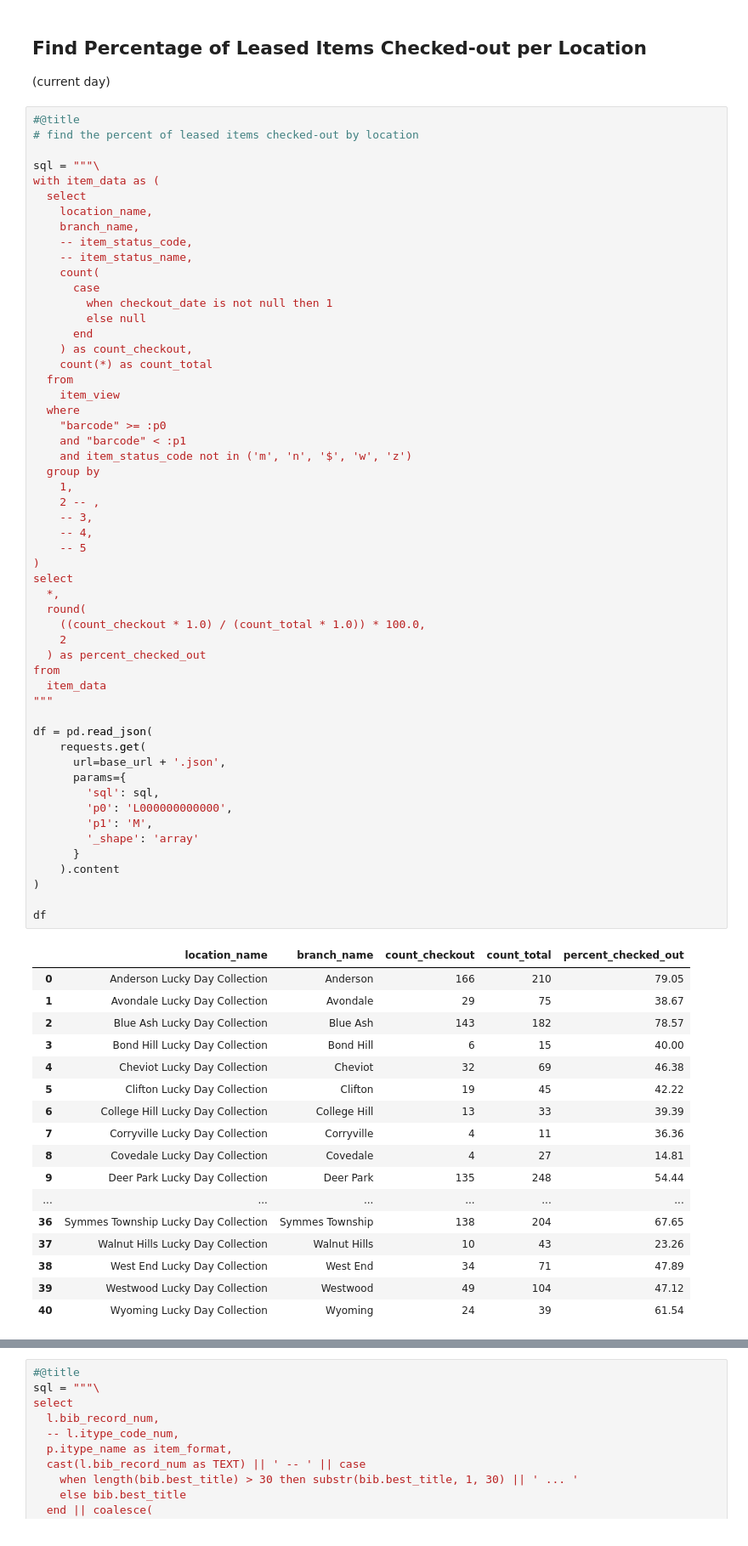
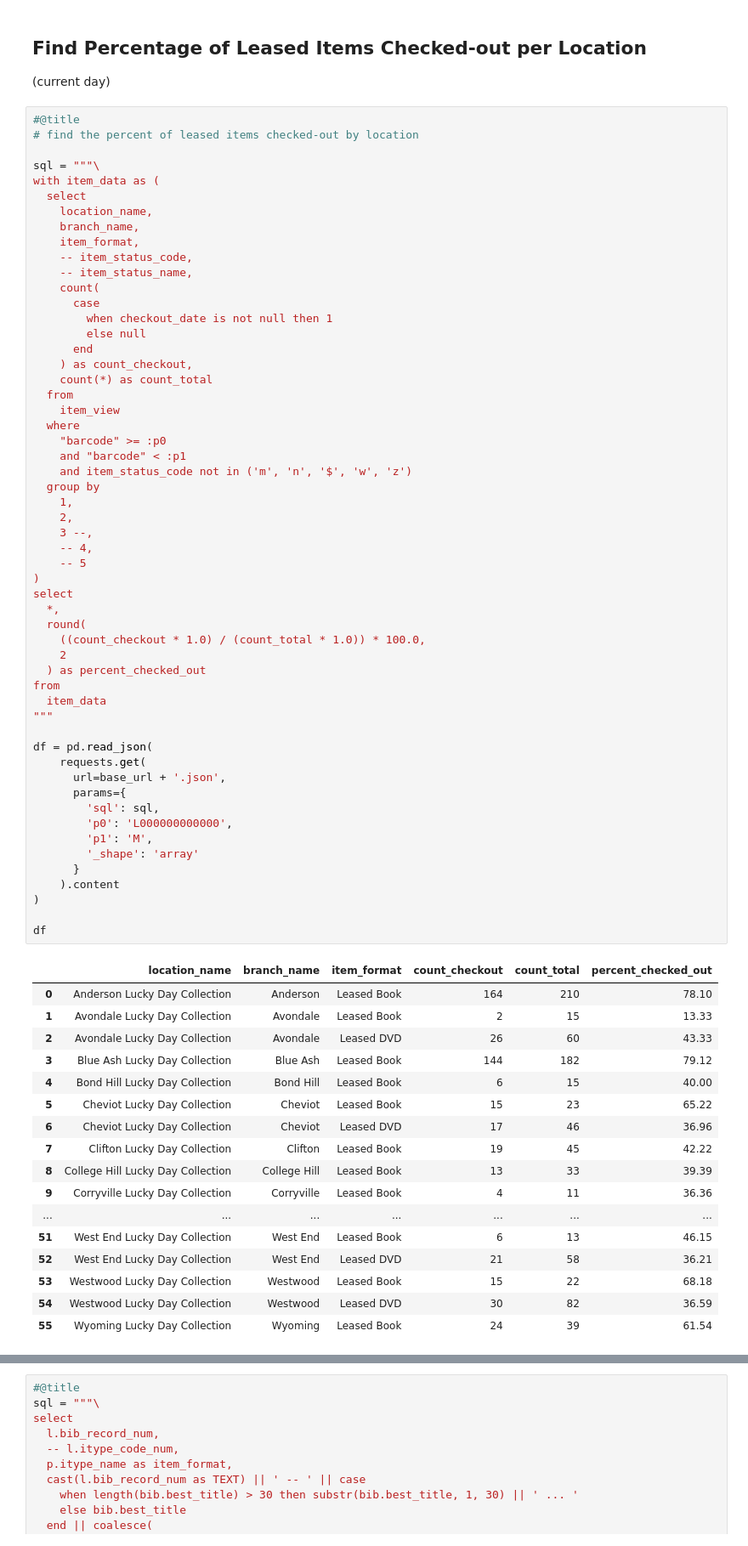
Before and after one commit to cincinnatilibrary/collection-analysis, a Jupyter notebook: reports/leased_items_checkouts_by_branch.ipynb, the cells around one changed output, grey strips where cells are left out. Shown: that part at 85% size. Drawn from its saved outputs; the diff is of its cells as text.

```diff
--- a/reports/leased_items_checkouts_by_branch.ipynb
+++ b/reports/leased_items_checkouts_by_branch.ipynb
@@ -109,6 +109,7 @@ with item_data as (
   select
     location_name,
     branch_name,
+    item_format,
     -- item_status_code,
     -- item_status_name,
     count(
@@ -126,49 +127,49 @@ with item_data as (
     and item_status_code not in ('m', 'n', '$', 'w', 'z')
   group by
     1,
-    2 -- ,
-    -- 3,
+    2,
+    3 --,
     -- 4,
     -- 5
 )
 select
   *,
   round(
     ((count_checkout * 1.0) / (count_total * 1.0)) * 100.0,
     2
   ) as percent_checked_out
 from
   item_data
 """
 
 df = pd.read_json(
     requests.get(
       url=base_url + '.json',
       params={
         'sql': sql,
         'p0': 'L000000000000',
         'p1': 'M',
         '_shape': 'array'
       }
     ).content
 )
 
 df
 # %% [output]
-|  | location_name | branch_name | count_checkout | count_total | percent_checked_out |
-| 0 | Anderson Lucky Day Collection | Anderson | 166 | 210 | 79.05 |
-| 1 | Avondale Lucky Day Collection | Avondale | 29 | 75 | 38.67 |
-| 2 | Blue Ash Lucky Day Collection | Blue Ash | 143 | 182 | 78.57 |
-| 3 | Bond Hill Lucky Day Collection | Bond Hill | 6 | 15 | 40.00 |
-| 4 | Cheviot Lucky Day Collection | Cheviot | 32 | 69 | 46.38 |
-| 5 | Clifton Lucky Day Collection | Clifton | 19 | 45 | 42.22 |
-| 6 | College Hill Lucky Day Collection | College Hill | 13 | 33 | 39.39 |
-| 7 | Corryville Lucky Day Collection | Corryville | 4 | 11 | 36.36 |
-| 8 | Covedale Lucky Day Collection | Covedale | 4 | 27 | 14.81 |
-| 9 | Deer Park Lucky Day Collection | Deer Park | 135 | 248 | 54.44 |
-| ... | ... | ... | ... | ... | ... |
-| 36 | Symmes Township Lucky Day Collection | Symmes Township | 138 | 204 | 67.65 |
-| 37 | Walnut Hills Lucky Day Collection | Walnut Hills | 10 | 43 | 23.26 |
-| 38 | West End Lucky Day Collection | West End | 34 | 71 | 47.89 |
-| 39 | Westwood Lucky Day Collection | Westwood | 49 | 104 | 47.12 |
-| 40 | Wyoming Lucky Day Collection | Wyoming | 24 | 39 | 61.54 |
+|  | location_name | branch_name | item_format | count_checkout | count_total | percent_checked_out |
+| 0 | Anderson Lucky Day Collection | Anderson | Leased Book | 164 | 210 | 78.10 |
+| 1 | Avondale Lucky Day Collection | Avondale | Leased Book | 2 | 15 | 13.33 |
+| 2 | Avondale Lucky Day Collection | Avondale | Leased DVD | 26 | 60 | 43.33 |
+| 3 | Blue Ash Lucky Day Collection | Blue Ash | Leased Book | 144 | 182 | 79.12 |
+| 4 | Bond Hill Lucky Day Collection | Bond Hill | Leased Book | 6 | 15 | 40.00 |
+| 5 | Cheviot Lucky Day Collection | Cheviot | Leased Book | 15 | 23 | 65.22 |
+| 6 | Cheviot Lucky Day Collection | Cheviot | Leased DVD | 17 | 46 | 36.96 |
+| 7 | Clifton Lucky Day Collection | Clifton | Leased Book | 19 | 45 | 42.22 |
+| 8 | College Hill Lucky Day Collection | College Hill | Leased Book | 13 | 33 | 39.39 |
+| 9 | Corryville Lucky Day Collection | Corryville | Leased Book | 4 | 11 | 36.36 |
+| ... | ... | ... | ... | ... | ... | ... |
+| 51 | West End Lucky Day Collection | West End | Leased Book | 6 | 13 | 46.15 |
+| 52 | West End Lucky Day Collection | West End | Leased DVD | 21 | 58 | 36.21 |
+| 53 | Westwood Lucky Day Collection | Westwood | Leased Book | 15 | 22 | 68.18 |
+| 54 | Westwood Lucky Day Collection | Westwood | Leased DVD | 30 | 82 | 36.59 |
+| 55 | Wyoming Lucky Day Collection | Wyoming | Leased Book | 24 | 39 | 61.54 |
```
Also changed, not shown: parts of 2 cells of this notebook.
